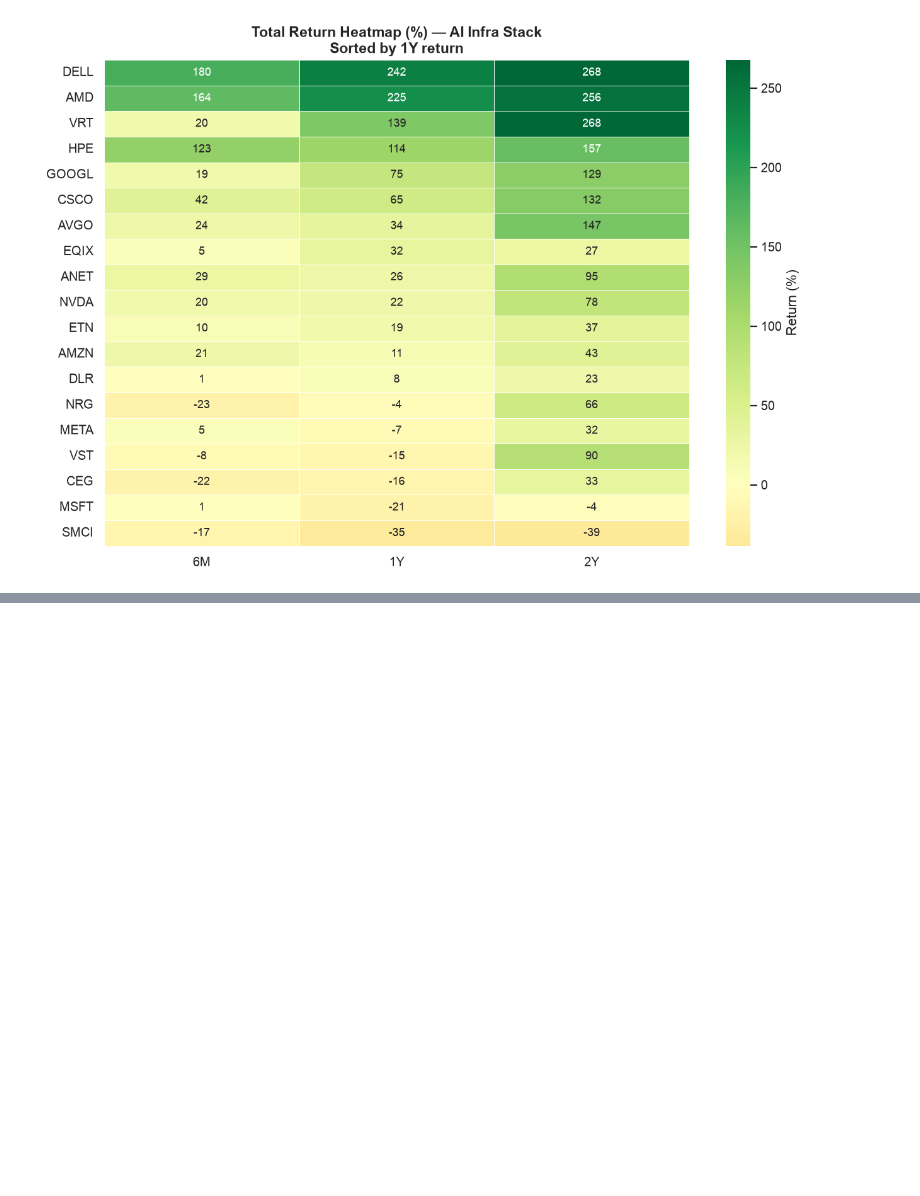
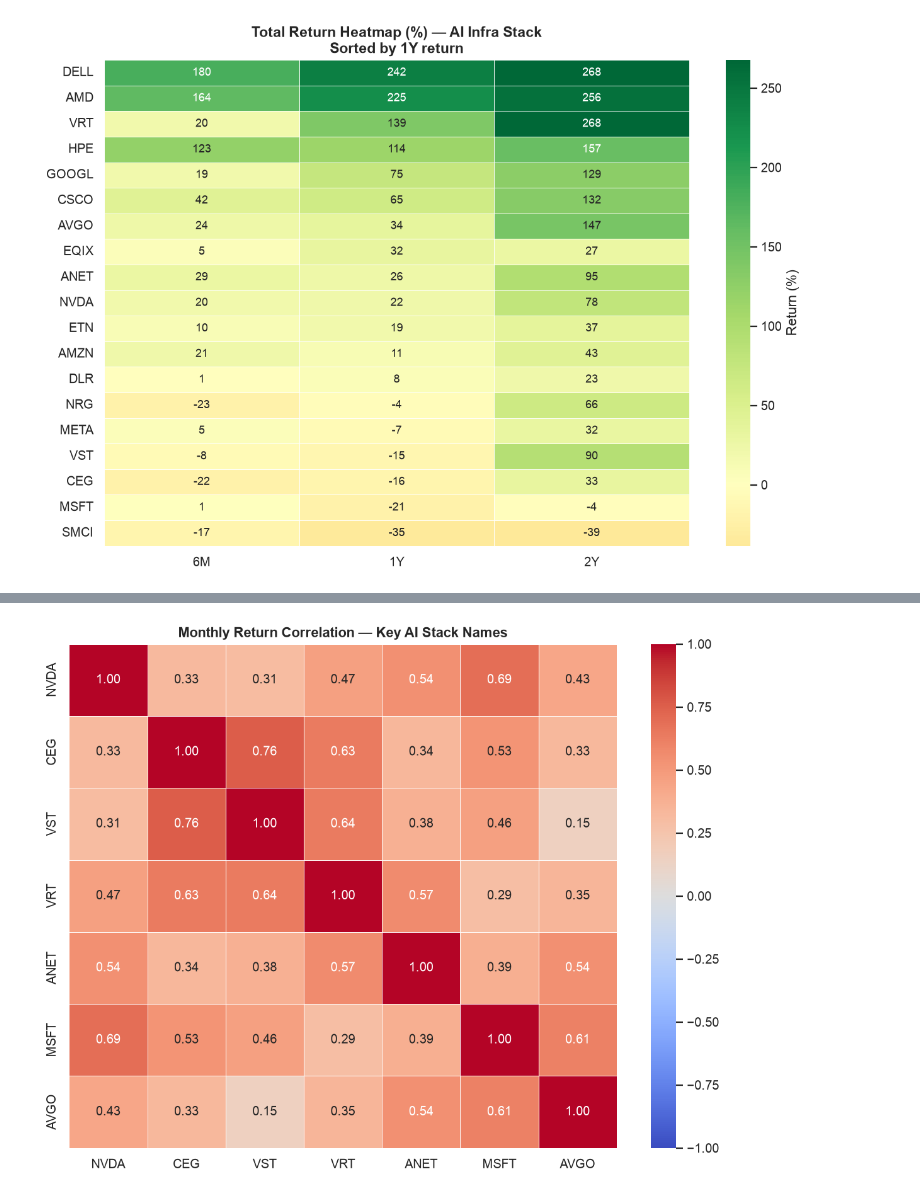
Before and after one commit to j85liu/sector-research-ai-infra, a Jupyter notebook: extract_data.ipynb, the cells around one changed output, grey strips where cells are left out. Saved outputs shown, nothing was run; the diff lists cells and outputs as text; code cells hidden in the pictures; blank space fills up the shorter version.

```diff
--- a/extract_data.ipynb
+++ b/extract_data.ipynb
@@ -242,0 +318,23 @@ plt.show()
+# %%
+# =============================================================================
+# CELL 8 — CORRELATION MATRIX
+# Monthly return correlations across key names
+# High NVDA <-> power stock correlation = they trade as one AI theme
+# A breakdown in correlation = theme fragmentation / rotation signal
+# =============================================================================
+
+corr_tickers = ["NVDA", "CEG", "VST", "VRT", "ANET", "MSFT", "AVGO"]
+corr_data = prices[[t for t in corr_tickers if t in prices.columns]].dropna()
+corr_matrix = corr_data.pct_change().dropna().corr()
+
+fig, ax = plt.subplots(figsize=(9, 7))
+sns.heatmap(corr_matrix, annot=True, fmt=".2f", cmap="coolwarm",
+            center=0, vmin=-1, vmax=1, linewidths=0.5,
+            ax=ax, annot_kws={"size": 11})
+ax.set_title("Monthly Return Correlation — Key AI Stack Names",
+             fontweight="bold", fontsize=12)
+plt.tight_layout()
+# plt.savefig("06_correlation_matrix.png", bbox_inches="tight")
+plt.show()
+# %% [output]
+[figure, added]
```
Also changed, not shown: parts of 5 cells of this notebook.
